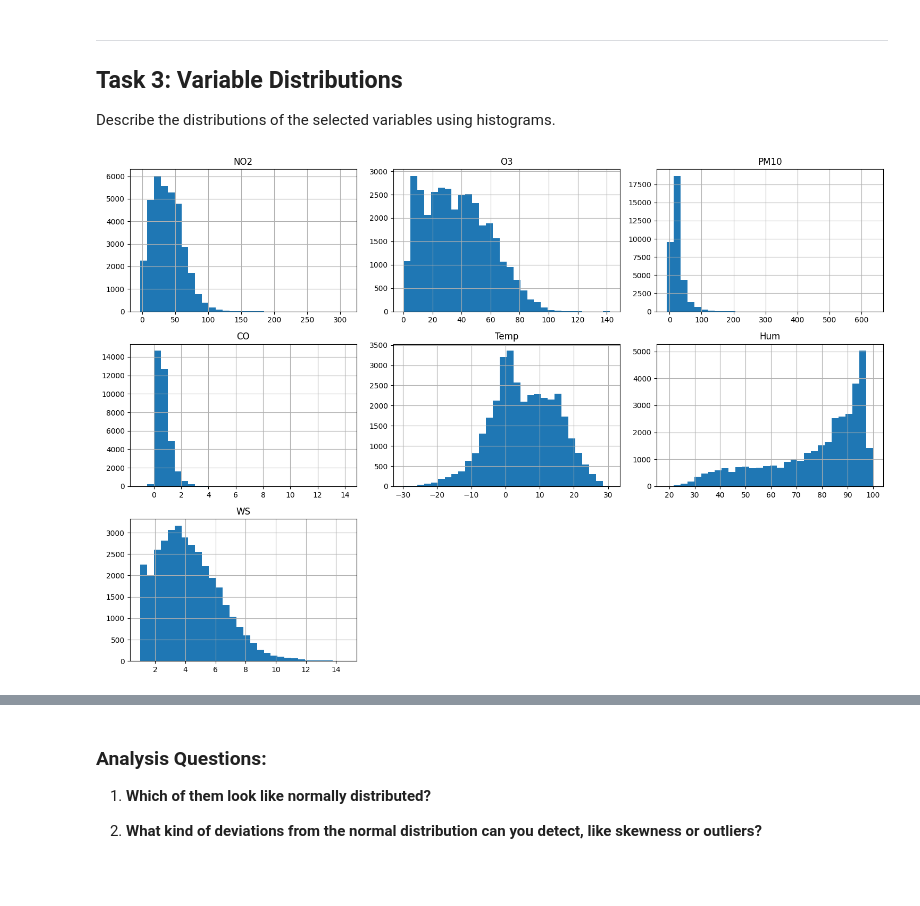
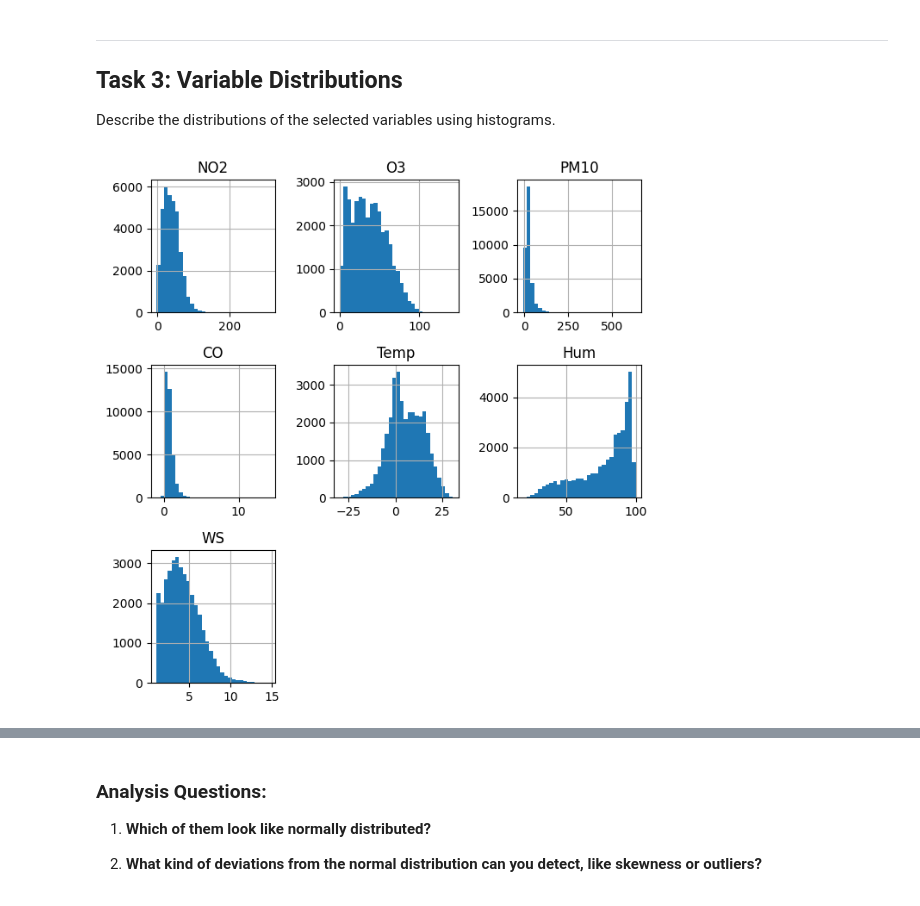
Before and after one commit to SteWey0/uef-data-mining, a Jupyter notebook: Code/topic_1/Exercise_1.ipynb, the cells around one changed output, grey strips where cells are left out. Saved outputs shown, nothing was run; the diff lists cells and outputs as text; code cells hidden in the pictures.

```diff
--- a/Code/topic_1/Exercise_1.ipynb
+++ b/Code/topic_1/Exercise_1.ipynb
@@ -156,10 +157,11 @@ Describe the distributions of the selected variables using histograms.
 # %%
 # Select the numerical variables (excluding 'Date' and 'Julian day')
 numerical_vars = ['NO2', 'O3', 'PM10', 'CO', 'Temp', 'Hum', 'WS']
 
 # Create histograms for each numerical variable
-df_data[numerical_vars].hist(figsize=(15, 10), bins=30)
+df_data[numerical_vars].hist(figsize=(6.6,6.6), bins=30)
 plt.tight_layout()
+plt.savefig('../../LaTex/plots/e1_hist.pdf', bbox_inches='tight')
 plt.show()
 # %% [output]
-[figure, old version]
+[figure, new version]
```
Also changed, not shown: parts of 2 cells of this notebook, 6 other files.
